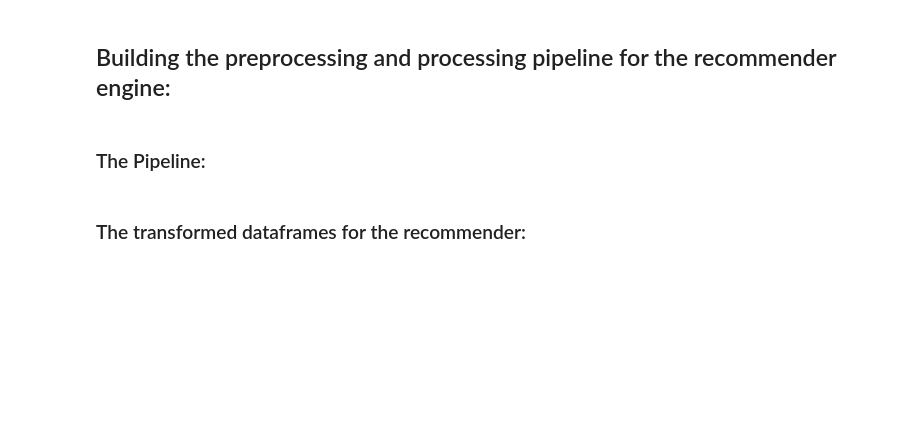
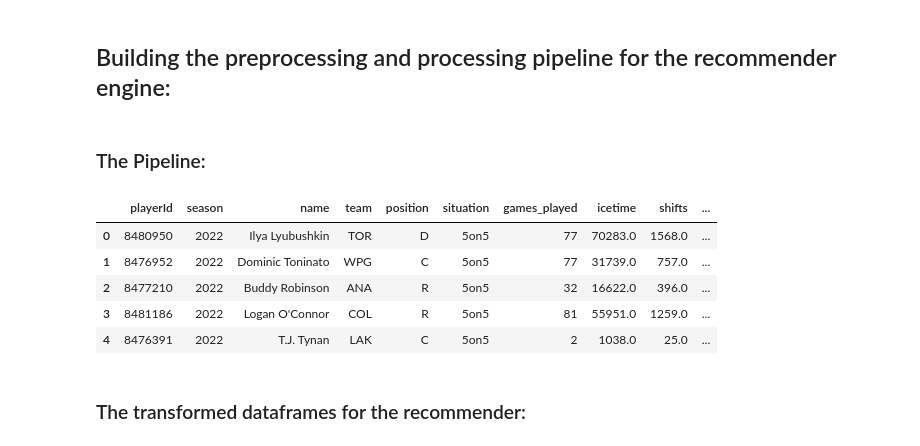
Before and after one commit to ZachRosenthal04/MP_NHL_skater_recommender, a Jupyter notebook: MoneyPuckSkaterRecommender.ipynb, the cells around one changed output. Saved outputs shown, nothing was run; the diff lists cells and outputs as text; code cells hidden in the pictures; blank space fills up the shorter version.

```diff
--- a/MoneyPuckSkaterRecommender.ipynb
+++ b/MoneyPuckSkaterRecommender.ipynb
@@ -483,3 +485,12 @@ col_not_processed = ['playerId', 'season' , 'name', 'team', 'situation', 'iceTim
+# %%
+MP_5on5_stats.head()
+# %% [output]
+|  | playerId | season | name | team | position | situation | games_played | icetime | shifts | ... |
+| 0 | 8480950 | 2022 | Ilya Lyubushkin | TOR | D | 5on5 | 77 | 70283.0 | 1568.0 | ... |
+| 1 | 8476952 | 2022 | Dominic Toninato | WPG | C | 5on5 | 77 | 31739.0 | 757.0 | ... |
+| 2 | 8477210 | 2022 | Buddy Robinson | ANA | R | 5on5 | 32 | 16622.0 | 396.0 | ... |
+| 3 | 8481186 | 2022 | Logan O'Connor | COL | R | 5on5 | 81 | 55951.0 | 1259.0 | ... |
+| 4 | 8476391 | 2022 | T.J. Tynan | LAK | C | 5on5 | 2 | 1038.0 | 25.0 | ... |
 # %% [markdown]
 ### The transformed dataframes for the recommender:
 # %%
```
Also changed, not shown: parts of 15 cells of this notebook, 1 other file.
